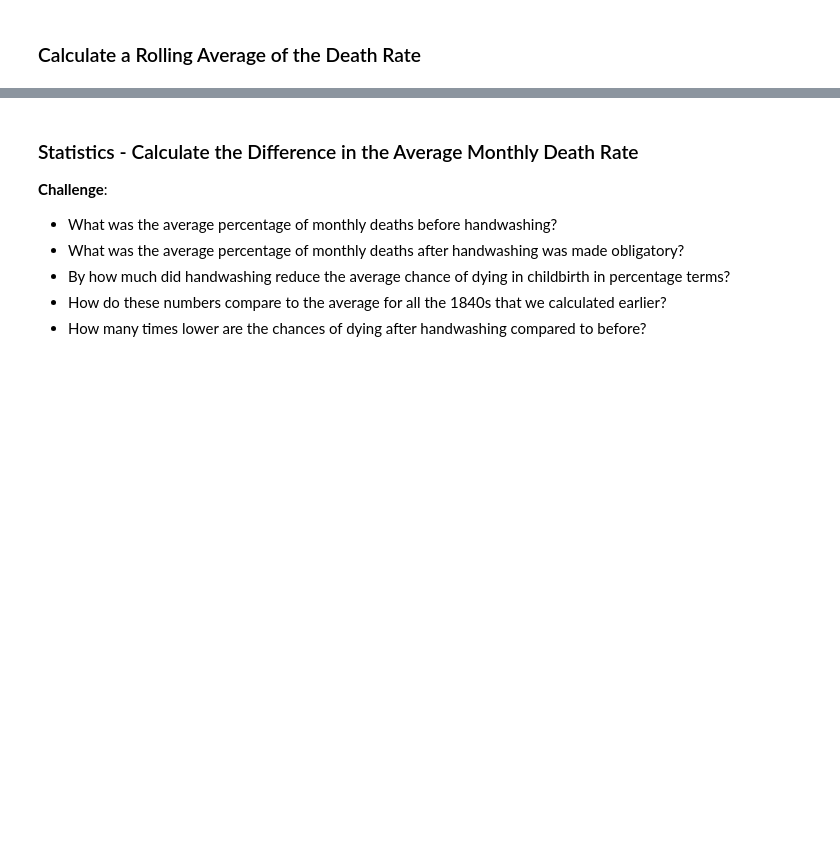
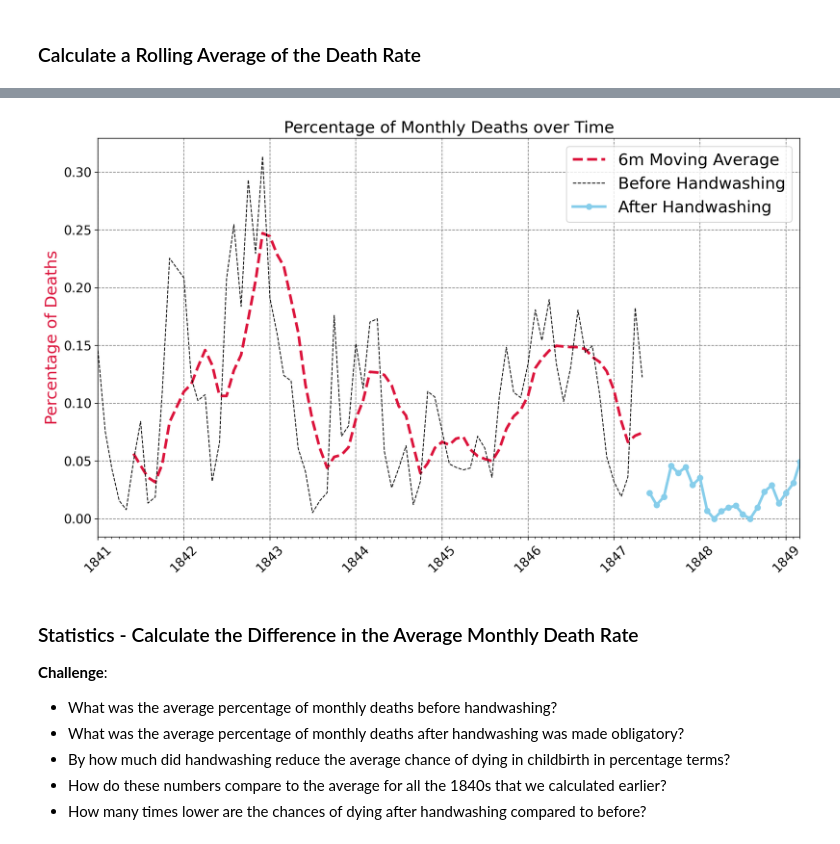
Before and after one commit to Lucasqrz1/100_days_of_code, a Jupyter notebook: Day_80/Dr_Semmelweis_Handwashing_Discovery_(start).ipynb, the cells around one changed output, grey strips where cells are left out. Saved outputs shown, nothing was run; the diff lists cells and outputs as text; code cells hidden in the pictures; blank space fills up the shorter version.

```diff
--- a/Day_80/Dr_Semmelweis_Handwashing_Discovery_(start).ipynb
+++ b/Day_80/Dr_Semmelweis_Handwashing_Discovery_(start).ipynb
@@ -271,3 +309,8 @@ handwashing_start = pd.to_datetime('1847-06-01')
 * Create two subsets from the `df_monthly` data: before and after Dr Semmelweis ordered washing hand.
 * Calculate the average death rate prior to June 1947.
 * Calculate the average death rate after June 1947.
+# %%
+df_monthly['pct_deaths'] = df_monthly.deaths / df_monthly.births # Calculate the percentage of deaths per birth
+# %%
+before_washing = df_monthly[df_monthly.date < handwashing_start] # Calculate the average death rate prior to June 1847
+after_washing = df_monthly[df_monthly.date >= handwashing_start] # Calculate the average death rate after June 1847
@@ -278,5 +329,8 @@ handwashing_start = pd.to_datetime('1847-06-01')
 
 *Hint*: You'll need to set the dates as the index in order to avoid the date column being dropped during the calculation.
+# %%
+roll_df = before_washing.set_index('date') # Set the date as the index to avoid dropping it during rolling calculation
+roll_df = roll_df.rolling(window=6).mean() # Calculate the 6 month rolling average
 # %% [markdown]
 ### Highlighting Subsections of a Line Chart
 
@@ -289,6 +343,47 @@ handwashing_start = pd.to_datetime('1847-06-01')
 * Show the moving average as a thicker, crimon line.
 * Show the rate after handwashing as a skyblue line with round markers.
 * Look at the [code snippet in the documentation to see how you can add a legend](https://matplotlib.org/3.1.1/api/_as_gen/matplotlib.pyplot.legend.html) to the chart.
+# %%
+plt.figure(figsize=(14,8), dpi=200)
+plt.title('Percentage of Monthly Deaths over Time', fontsize=18)
+plt.yticks(fontsize=14)
+plt.xticks(fontsize=14, rotation=45)
+
+plt.ylabel('Percentage of Deaths', color='crimson', fontsize=18)
+
+ax = plt.gca()
+ax.xaxis.set_major_locator(years) # Use Locators
+ax.xaxis.set_major_formatter(years_fmt) # Format the major ticks
+ax.xaxis.set_minor_locator(months) # Set the minor ticks
+ax.set_xlim([df_monthly.date.min(), df_monthly.date.max()]) # Set the x-axis limits
+
+plt.grid(color='grey', linestyle='--')
+
+ma_line, = plt.plot(roll_df.index, # Calculate the 6 month rolling average
+                    roll_df.pct_deaths,
+                    color='crimson',
+                    linewidth=3,
+                    linestyle='--',
+                    label='6m Moving Average')
+bw_line, = plt.plot(before_washing.date,
+                    before_washing.pct_deaths,
+                    color='black',
+                    linewidth=1,
+                    linestyle='--',
+                    label='Before Handwashing')
+aw_line, = plt.plot(after_washing.date,
+                    after_washing.pct_deaths,
+                    color='skyblue',
+                    linewidth=3,
+                    marker='o',
+                    label='After Handwashing')
+
+plt.legend(handles=[ma_line, bw_line, aw_line],
+           fontsize=18) # Add legend with handles and labels
+
+plt.show()
+# %% [output]
+[figure, added]
 # %% [markdown]
 ### Statistics - Calculate the Difference in the Average Monthly Death Rate
 
```
Also changed, not shown: parts of 19 cells of this notebook, 1 other file.
